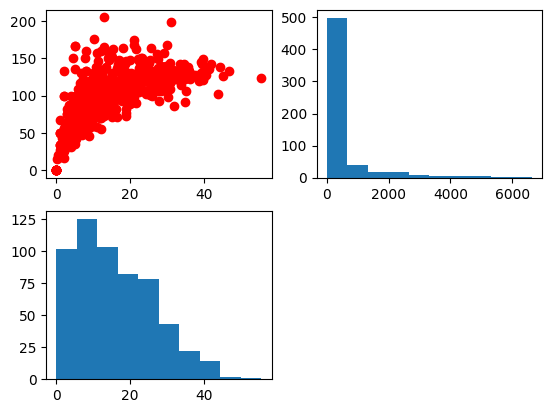
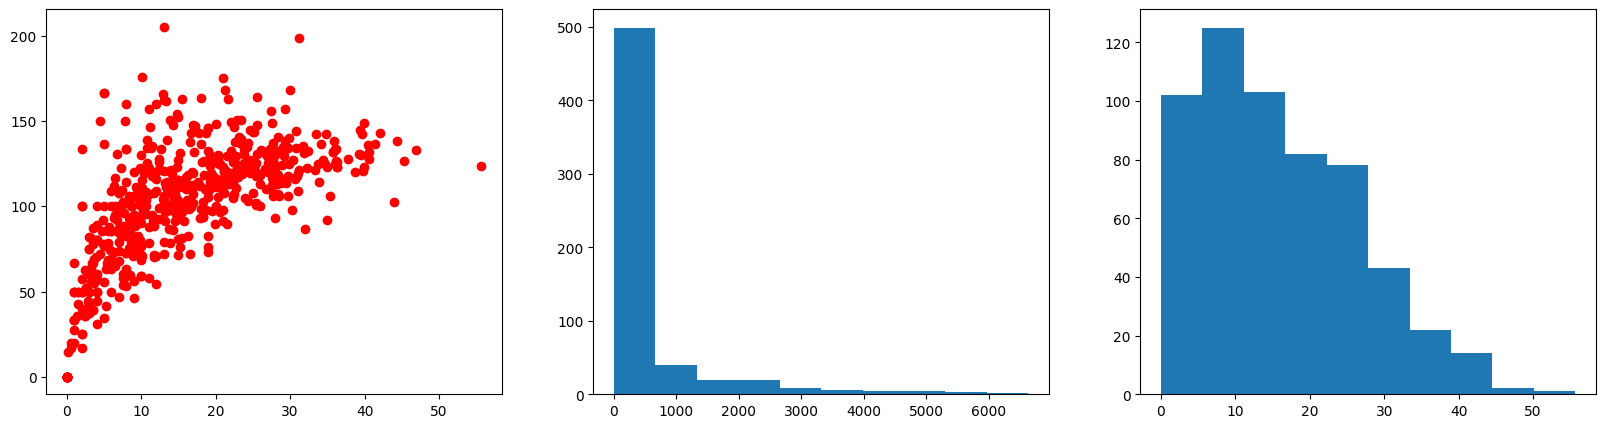
Code edit (unified diff) that turned the first committed figure into the second:
--- before
+++ after
@@ -1,10 +1,10 @@
-fig = plt.figure()
-
-ax1 = fig.add_subplot(2,2,1)
+fig = plt.figure(figsize=(20,5))
+# fig.add_subplot(rows,cols,place of graph)
+ax1 = fig.add_subplot(1,3,1)
 ax1.scatter(batters['avg'],batters['strike_rate'],color='red')
 
-ax2 = fig.add_subplot(2,2,2)
+ax2 = fig.add_subplot(1,3,2)
 ax2.hist(batters['runs'])
 
-ax3 = fig.add_subplot(2,2,3)
+ax3 = fig.add_subplot(1,3,3)
 ax3.hist(batters['avg'])

Commit: subplots